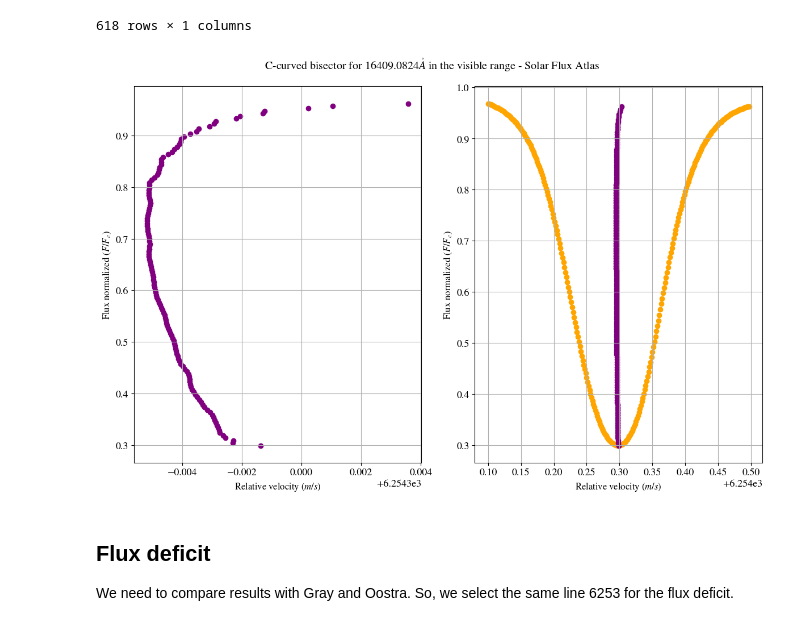
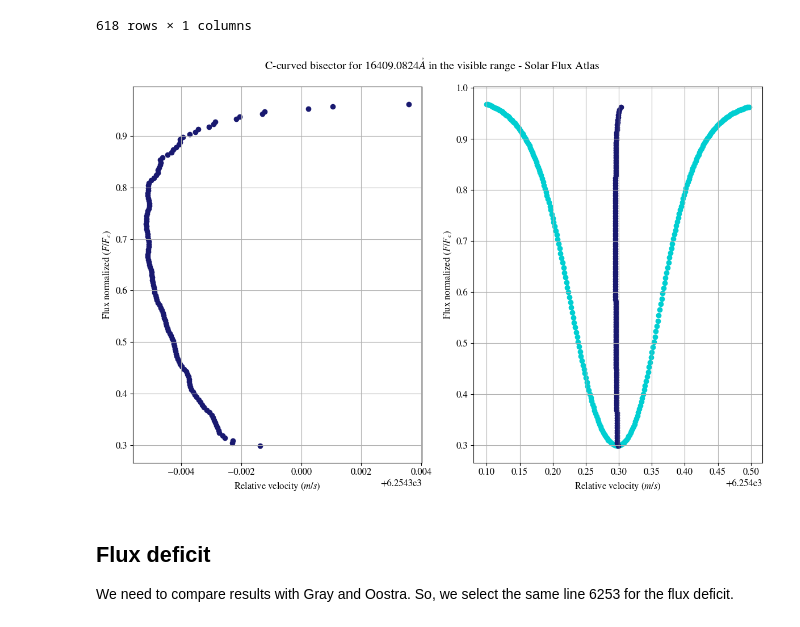
Before and after one commit to ccuellarn/Measurement-and-Characterization-of-Granulation-Patterns-in-the-IAG-Solar-Flux-Spectrum, a Jupyter notebook: Project/Characterization/Second signature/Flux deficit.ipynb, the cells around one changed output. Drawn from its saved outputs; the diff is of its cells as text; code cells hidden in the pictures.

```diff
--- a/Project/Characterization/Second signature/Flux deficit.ipynb
+++ b/Project/Characterization/Second signature/Flux deficit.ipynb
@@ -17,9 +17,9 @@ params = {
         'font.size': 12,
         'axes.labelsize': 12,
         'axes.titlesize': 14,
-        'legend.fontsize': 13,
-        'xtick.labelsize': 13,
-        'ytick.labelsize': 13,
+        'legend.fontsize': 12,
+        'xtick.labelsize': 12,
+        'ytick.labelsize': 12,
         'mathtext.fontset': 'stix',
         'text.usetex': False,
         'figure.figsize': (6.4, 4.8),
@@ -58,7 +58,7 @@ raw_data
 4057462 rows × 4 columns
 # %%
 #Lines from the file of Clean lines
-raw_lambda = pd.read_excel(r"C:\Users\clauw\Documents\Programming\Final-Project\Project\IAG Solar Flux Atlas\Visible range\Data\valores vacio Nave.xlsx", skiprows=10, usecols=[0], names=['Nave list'])
+raw_lambda = pd.read_excel(r"C:\Users\clauw\Documents\Programming\Final-Project\Project\IAG Solar Flux Atlas\Visible range\Data\Nave Fe I list_VIS.xlsx", skiprows=10, usecols=[0], names=['Nave list'])
 raw_lambda
 # %% [output]
 |  | Nave list |
@@ -158,34 +158,34 @@ bisectors = Calculate_bisectors(local_points_bis)
 # %%
 j = 374 #Take an random index
 
 fig1, axis1 = plt.subplots(1,2, figsize = (12,8))
 ax1 = axis1[0]
 ax2 = axis1[1]
 
 fig1.suptitle(r'C-curved bisector for $16409.0824 \mathring{A}$ in the visible range - Solar Flux Atlas')
 
 
-ax1.scatter(bisectors[j]['Distance'],bisectors[j]['Flux'],color='purple')
-ax2.scatter(local_points_bis[j]['Wave A'],local_points_bis[j]['nFlux'],color= 'orange')
-ax2.scatter(bisectors[j]['Distance'],bisectors[j]['Flux'],color= 'purple')
+ax1.scatter(bisectors[j]['Distance'],bisectors[j]['Flux'],color='midnightblue')
+ax2.scatter(local_points_bis[j]['Wave A'],local_points_bis[j]['nFlux'],color= 'darkturquoise')
+ax2.scatter(bisectors[j]['Distance'],bisectors[j]['Flux'],color= 'midnightblue')
 
 
 ax1.grid()
 ax1.set_ylabel(r'Flux normalized $(F/F_{c})$')
 ax1.set_xlabel(r'Relative velocity $(m/s)$')
 ax1.tick_params(axis='both')
 
 
 ax2.grid()
 ax2.set_xlabel(r'Relative velocity $(m/s)$')
 ax2.set_ylabel(r'Flux normalized $(F/F_{c})$')
 ax2.tick_params(axis='both')
 
 fig1.tight_layout()
 
 # fig1.savefig('C_bisector_individual.pdf')
 # %% [output]
-[figure, old version]
+[figure, new version]
 # %% [markdown]
 ## Flux deficit
 
```
Also changed, not shown: parts of 5 cells of this notebook, 30 other files.
